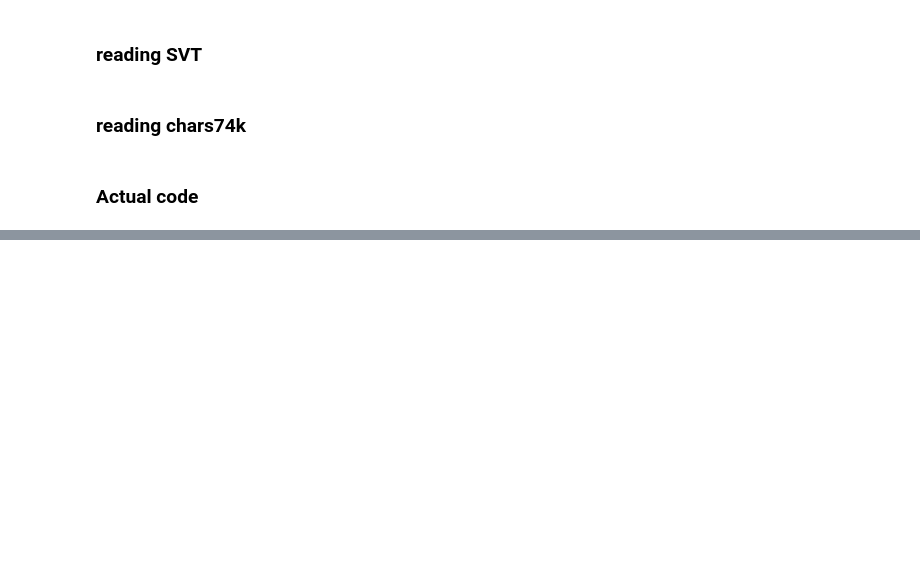
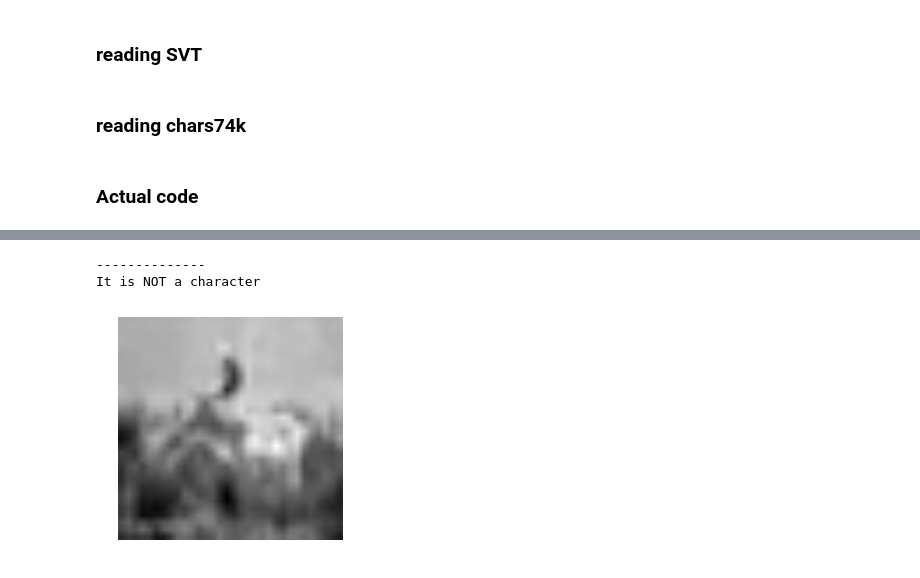
Before and after one commit to faizankshaikh/Project, a Jupyter notebook: trial1.ipynb, the cells around one changed output, grey strips where cells are left out. Cells and saved outputs as stored; diff of their text form; code cells hidden in the pictures; blank space fills up the shorter version.

```diff
--- a/trial1.ipynb
+++ b/trial1.ipynb
@@ -76,0 +74,9 @@ pylab.show()
+# %%
+# extra functions
+def unpickle(filer):
+    f = open(filer, 'rb')
+    d_dict = pkl.load(f)
+    f.close()
+    return d_dict
+
+from sklearn.cross_validation import train_test_split
@@ -76,0 +142,15 @@ pylab.show()
+# %%
+# finally
+train_x = np.vstack((train1_x, train2_x))
+
+train_y = np.concatenate([train1_y, train2_y])
+
+test_x = np.vstack((test1_x, test2_x))
+
+#TODO shuffle train-test
+# %%
+# check again
+train_x = train_x.astype('float32')
+train_y = train_y.astype('int32')
+test_x = test_x.astype('float32')
+test_y = test_y.astype('int32')
@@ -76,0 +194,4 @@ pylab.show()
+# %%
+# train and test nn
+net.fit(train_x, train_y)
+pred = net.predict(test_x)
@@ -76,0 +216,18 @@ pylab.show()
+# %%
+# visualize output
+%matplotlib inline
+i = random.randrange(1541, 11541)
+img = test_x[i, :]
+img = img.reshape(32, 32)
+pylab.imshow(img)
+pylab.gray()
+pylab.axis('off')
+print '--------------'
+if pred[i] == 1:
+    print "It is a character"
+else:
+    print "It is NOT a character"
+# %% [output]
+--------------
+It is NOT a character
+[figure, added]
```
Also changed, not shown: parts of 13 cells of this notebook.
